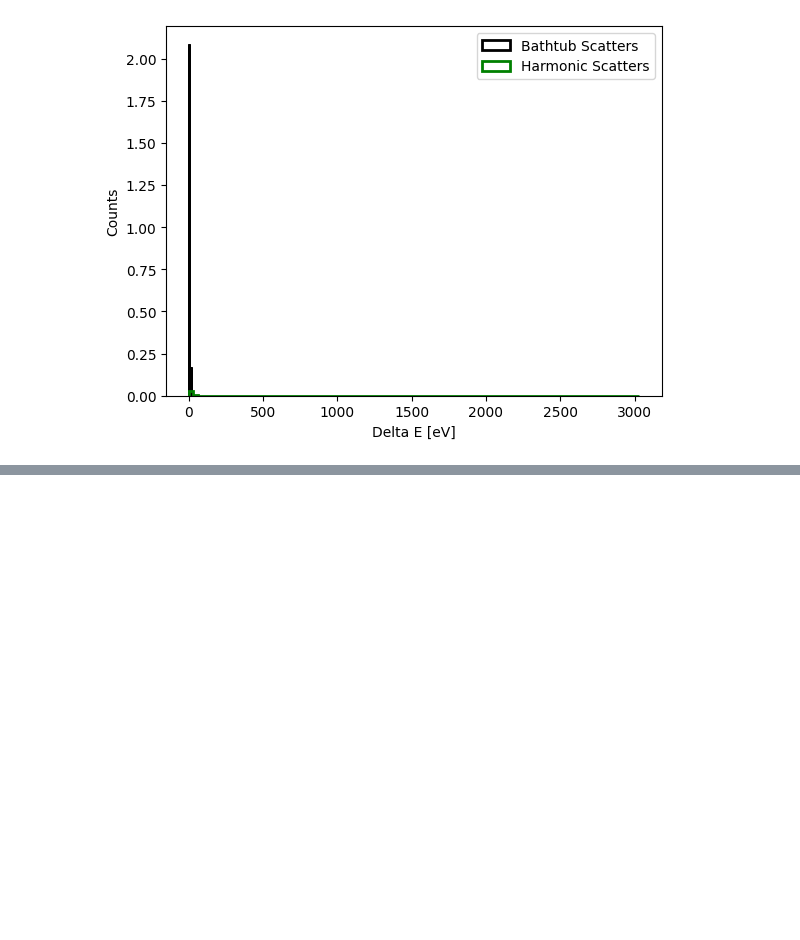
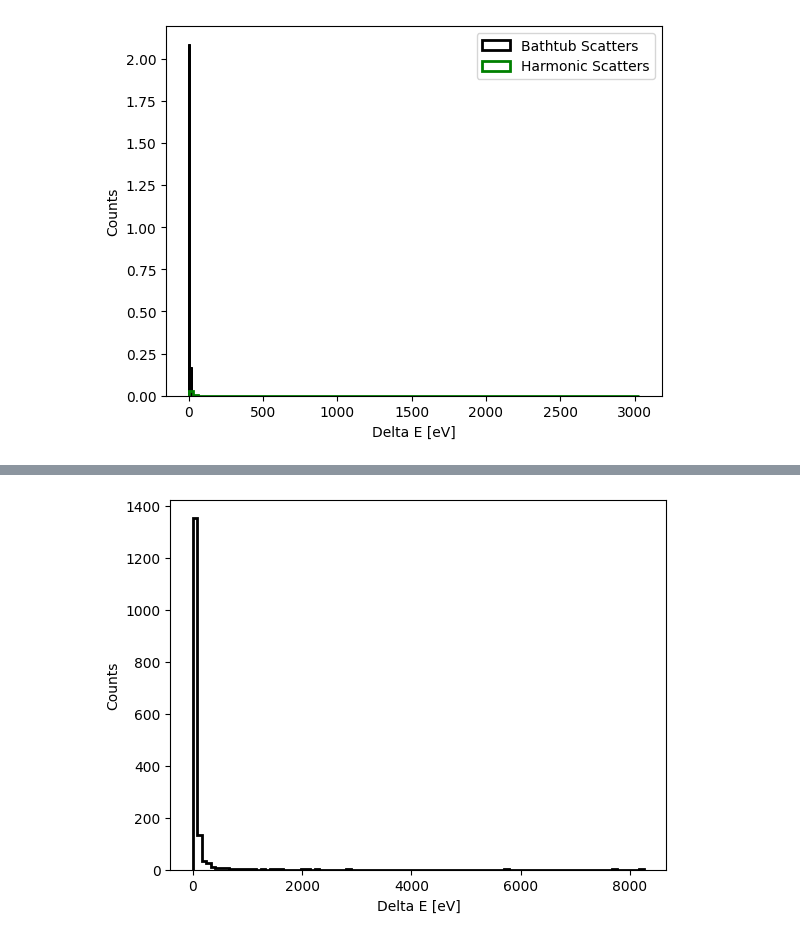
Before and after one commit to QTNM/PowerCutStats, a Jupyter notebook: examples/N vs delta E scattering.ipynb, the cells around one changed output, grey strips where cells are left out. Saved outputs shown, nothing was run; the diff lists cells and outputs as text; code cells hidden in the pictures; blank space fills up the shorter version.

Commit message:
Update: N vs dE Scattering plots for new data

```diff
--- a/examples/N vs delta E scattering.ipynb
+++ b/examples/N vs delta E scattering.ipynb
@@ -437,3 +437,98 @@ plt.show();
 # %% [output]
 [figure]
 [figure]
+# %%
+NEW_frame = pd.read_pickle("../data/simulations_truth/He0HAtomicScatters.pkl")
+
+NEW_frame.head()
+
+NEW_energies = NEW_frame['Delta E [eV]']
+
+NEW_energies = NEW_energies.values.flatten()
+NEW_energies = np.concatenate([arr[arr != -1] for arr in NEW_energies])
+
+NEW_total_interactions = len(NEW_energies)
+
+
+NEW_interaction_times = NEW_frame['Time [seconds]']
+NEW_interaction_times = np.concatenate([arr[arr != 0] for arr in NEW_interaction_times])
+
+NEW_total_times = []
+NEW_times = NEW_frame['Time [seconds]']
+for arr in NEW_times:
+    NEW_total_times.append(arr[-1])
+
+
+print("Median energy loss per interaction: ", np.median(NEW_energies), "eV")
+print("Mean energy loss per interaction: ", np.mean(NEW_energies), "eV")
+print("Minimum energy loss: ", np.min(NEW_energies), "eV")
+print("Maximum energy loss: ", np.max(NEW_energies), "eV")
+print("Total interactions: ", NEW_total_interactions)
+print("Average number of interactions: ", NEW_total_interactions/NEW_frame["File_name"].nunique())
+
+
+print("Timing information")
+print("Average event time: ", np.mean(total_times), "seconds")
+print("Median event time: ", np.median(total_times), "seconds")
+print("Average interaction time: ", np.mean(interaction_times), "seconds")
+print("Median interaction time: ", np.median(interaction_times), "seconds")
+
+plt.hist(NEW_energies, bins=100, histtype="step", color="black", linewidth=2, label="Bathtub Scatters")
+plt.xlabel("Delta E [eV]")
+plt.ylabel("Counts");
+plt.show();
+
+plt.hist(NEW_energies, bins=100, range=(0, 30), histtype="step", color="black", linewidth=2, label="Bathtub Scatters")
+plt.xlabel("Delta E [eV]")
+plt.ylabel("Counts");
+plt.fill_betweenx([0, 400], 0, 2, color="red", alpha=0.3, label='Region of Near-Elastic Scatters')
+plt.fill_betweenx([0, 400], 15, 20, color="blue", alpha=0.3, label='Region above Ionisation of Molecular Hydrogen (15.37 eV)')
+plt.legend()
+
+plt.show();
+
+E_min = 8
+E_max = 100
+
+upper = np.where(energies_bathtub > E_min)
+lower = np.where(energies_bathtub < E_max)
+indices = np.intersect1d(upper,lower)
+
+upper = np.where(energies > E_min)
+lower = np.where(energies < E_max)
+indices_1 = np.intersect1d(upper,lower)
+
+upper = np.where(energies_shallow > E_min)
+lower = np.where(energies_shallow < E_max)
+indices_shallow = np.intersect1d(upper,lower)
+
+upper = np.where(NEW_energies > E_min)
+lower = np.where(NEW_energies < E_max)
+indices_NEW = np.intersect1d(upper,lower)
+
+# plt.hist(energies_bathtub[indices], bins=100,range=(8, 35), histtype="step", color="black", linewidth=2, label="Bathtub Scatters", density=True)
+plt.hist(energies[indices_1], bins=100,range=(8, 70), histtype="step", color="green", linewidth=2, label="Harmonic Scatters", density=False)
+# plt.hist(energies_shallow[indices_shallow], bins=100,range=(8, 35), histtype="step", color="red", linewidth=2, label="ShallowTrap (Harmonic) Scatters", density=True)
+plt.hist(NEW_energies[indices_NEW], bins=100,range=(8, 70), histtype="step", color="blue", linewidth=2, label="NewHe0 Scatters", density=False)
+
+plt.xlabel("Delta E [eV]")
+plt.ylabel("Counts")
+plt.legend()
+plt.show();
+
+plt.hist(energies_bathtub,
+         bins=100, range=(0, 15), histtype="step",
+         color="black", linewidth=2, label="Bathtub Scatters",
+         density=True)
+plt.hist(energies,
+         bins=100, histtype="step",
+         color="green", linewidth=2, label="Harmonic Scatters",
+         density=True)
+plt.xlabel("Delta E [eV]")
+plt.ylabel("Counts");
+# plt.fill_betweenx([0, 400], 0, 2, color="red", alpha=0.3, label='Region of Near-Elastic Scatters')
+# plt.fill_betweenx([0, 400], 13.6, 15, color="blue", alpha=0.3, label='Region above Ionisation of Atomic Hydrogen (13.6 eV)')
+plt.legend()
+
+plt.show();
+# %% [output]
@@ -439,0 +546 @@ plt.show();
+[figure, added]
```
Also changed, not shown: parts of 1 cell of this notebook.
